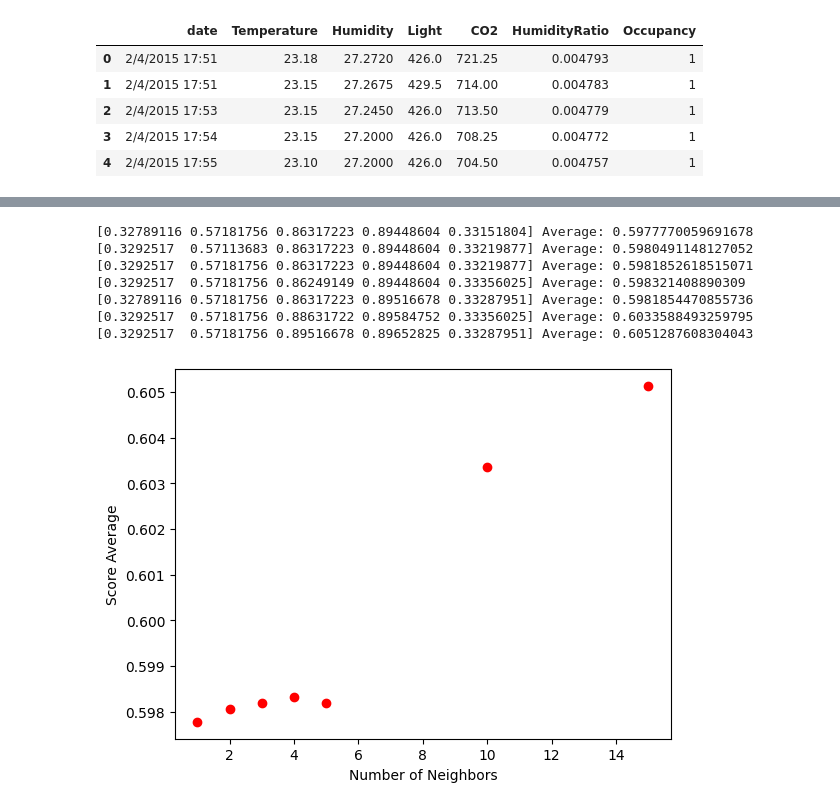
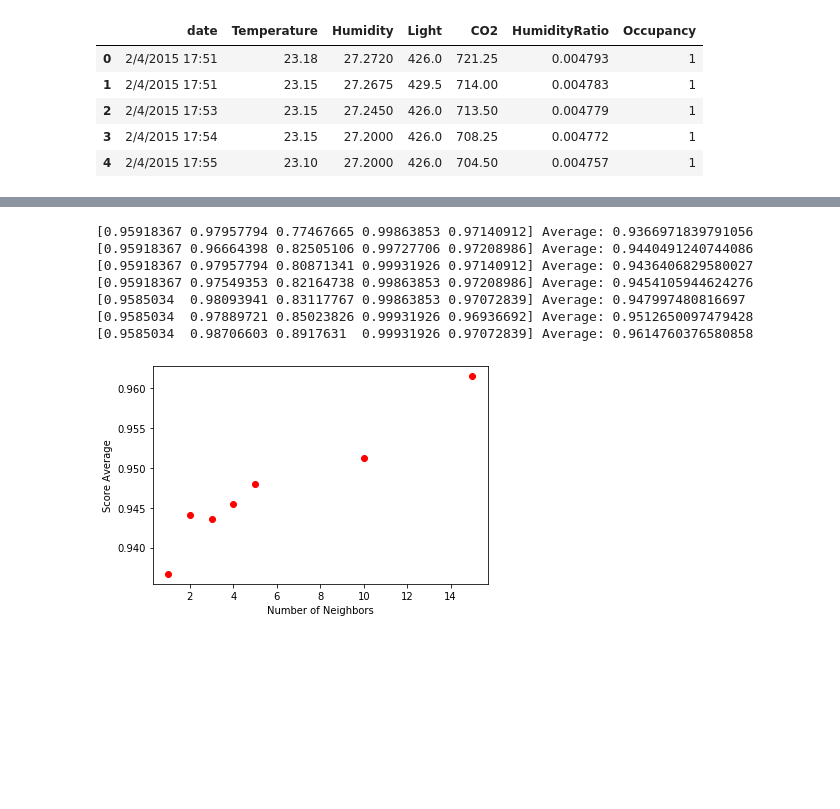
Before and after one commit to paul-semadeni/USU-MCS-Programs, a Jupyter notebook: Spring-2024/Intro-to-Data-Analysis/Assignment-7/main.ipynb, the cells around one changed output, grey strips where cells are left out. Saved outputs shown, nothing was run; the diff lists cells and outputs as text; code cells hidden in the pictures; blank space fills up the shorter version.

```diff
--- a/Spring-2024/Intro-to-Data-Analysis/Assignment-7/main.ipynb
+++ b/Spring-2024/Intro-to-Data-Analysis/Assignment-7/main.ipynb
@@ -25,3 +25,10 @@ train_office_df.head()
 | 2 | 2/4/2015 17:53 | 23.15 | 27.2450 | 426.0 | 713.50 | 0.004779 | 1 |
 | 3 | 2/4/2015 17:54 | 23.15 | 27.2000 | 426.0 | 708.25 | 0.004772 | 1 |
 | 4 | 2/4/2015 17:55 | 23.10 | 27.2000 | 426.0 | 704.50 | 0.004757 | 1 |
+# %%
+# Convert datetime into if the datetime lands within business hours. Assuming business hours are 7 am to 6 pm
+train_office_df["date_time"] = train_office_df["date"].str.split(" ", n=1, expand=True)[1]
+train_office_df["business_hours"] = (train_office_df["date_time"].str.split(":", n=1, expand=True)[0].astype(int) >= 7) & (train_office_df["date_time"].str.split(":", n=1, expand=True)[0].astype(int) < 18)
+train_office_df["business_hours"] = train_office_df["business_hours"].astype(int)
+train_office_df = train_office_df.drop(columns=["date_time", "date"])
+print(train_office_df.head())
@@ -28,2 +63,5 @@ train_office_df.head()
+# %%
+Y = train_office_df["Occupancy"]
+X = train_office_df.drop("Occupancy", axis=1)
 # %%
 # TODO: (a)	Train the following classifiers (using 5-fold cross-validation) on the train  office.csv file and calculate the average accuracy of the cross-validation for each method given below. Vary the hyperparameters of the classifier and draw a plot that shows the average cross-validation accuracy versus hyperparameter values for each classification method shown below: i.	Decision tree (DT) (maxdepth = 1, 5, 10, 50, 100)
@@ -68,39 +109,38 @@ Depth: 100
 # %%
 # TODO: ii. K-nearest neighbor (KNN) (k = 1, 2, 3, 4, 5, 10, 15)
-def knn(num_neighbors, df, actual=False):
+def knn(num_neighbors, X, Y, actual=False, conf_mat_calc=True):
     accuracy = list()
 
     for n in num_neighbors:
-        Y = df["Occupancy"]
-        X = df.drop("Occupancy", axis=1)
-        # Convert date to int
-        X["date"] = pd.to_datetime(X["date"]).astype("int64")
         X_train, X_test, Y_train, Y_test = train_test_split(X, Y, test_size=0.8, random_state=1)
         clf = KNeighborsClassifier(n_neighbors=n)
         clf.fit(X,Y)
         if not actual:
             scores = cross_val_score(clf, X, Y, cv=5)
             avg_score = sum(scores)/len(scores)
             print(scores, "Average:", avg_score)
             plt.plot(n ,avg_score, "ro-")
             plt.xlabel("Number of Neighbors")
             plt.ylabel("Score Average")
         if actual:
             Y_pred = clf.predict(X_test)
+            Y_prob = clf.predict_proba(X_test)
             conf_mat = confusion_matrix(Y_test, Y_pred)
             print(conf_mat)
-            return conf_mat
+            if conf_mat_calc:
+                confusion_matrix_calculations(conf_mat)
+            return Y_test, Y_prob
 
 num_neighbors = [1, 2, 3, 4, 5, 10, 15]
-knn(num_neighbors, train_office_df)
+knn(num_neighbors, X, Y)
 # %% [output]
-[0.32789116 0.57181756 0.86317223 0.89448604 0.33151804] Average: 0.5977770059691678
-[0.3292517  0.57113683 0.86317223 0.89448604 0.33219877] Average: 0.5980491148127052
-[0.3292517  0.57181756 0.86317223 0.89448604 0.33219877] Average: 0.5981852618515071
-[0.3292517  0.57181756 0.86249149 0.89448604 0.33356025] Average: 0.598321408890309
-[0.32789116 0.57181756 0.86317223 0.89516678 0.33287951] Average: 0.5981854470855736
-[0.3292517  0.57181756 0.88631722 0.89584752 0.33356025] Average: 0.6033588493259795
-[0.3292517  0.57181756 0.89516678 0.89652825 0.33287951] Average: 0.6051287608304043
+[0.95918367 0.97957794 0.77467665 0.99863853 0.97140912] Average: 0.9366971839791056
+[0.95918367 0.96664398 0.82505106 0.99727706 0.97208986] Average: 0.9440491240744086
+[0.95918367 0.97957794 0.80871341 0.99931926 0.97140912] Average: 0.9436406829580027
+[0.95918367 0.97549353 0.82164738 0.99863853 0.97208986] Average: 0.9454105944624276
+[0.9585034  0.98093941 0.83117767 0.99863853 0.97072839] Average: 0.947997480816697
+[0.9585034  0.97889721 0.85023826 0.99931926 0.96936692] Average: 0.9512650097479428
+[0.9585034  0.98706603 0.8917631  0.99931926 0.97072839] Average: 0.9614760376580858
-[figure, old version]
+[figure, new version]
 # %%
 # TODO: iii. Logistic regression (LR) (C = 0.001, 0.01, 0.1, 0.5, 1)
```
Also changed, not shown: parts of 18 cells of this notebook.
